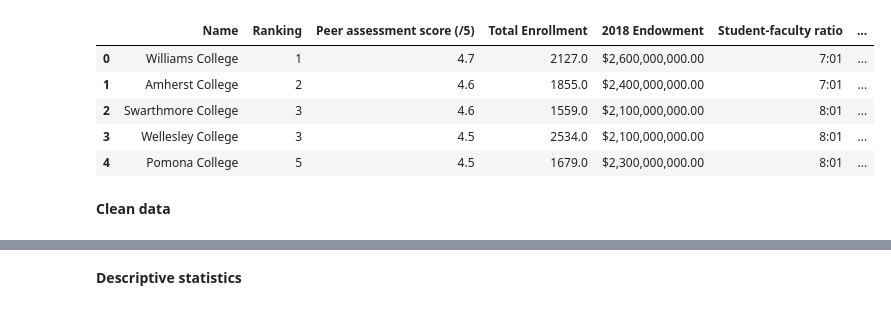
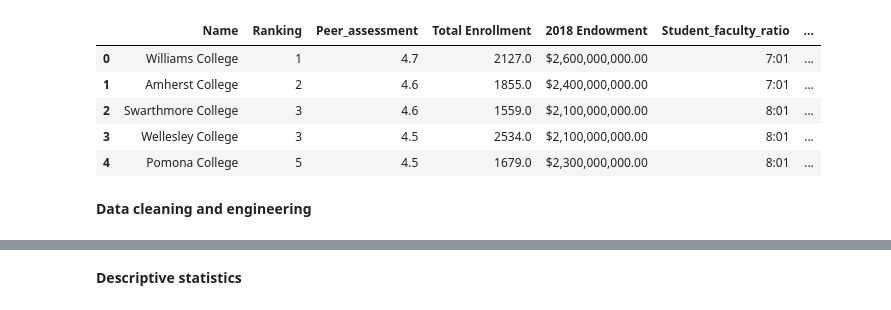
Before and after one commit to panda1835/building_LAC_2, a Jupyter notebook: USnews Regression.ipynb, the cells around one changed output, grey strips where cells are left out. Cells and saved outputs as stored; diff of their text form; code cells hidden in the pictures.

```diff
--- a/USnews Regression.ipynb
+++ b/USnews Regression.ipynb
@@ -19,14 +30,14 @@ Filter the columns of interest + drop N/A rows:
 # %%
-usnews = dataset[['Name', 'Ranking', 'Peer assessment score (/5)', 'Total Enrollment', '2018 Endowment','Student-faculty ratio','Registered clubs and organizations','Number of sports','First-year student in top 10 percent of high school class']]
+usnews = dataset[['Name', 'Ranking', 'Peer_assessment', 'Total Enrollment', '2018 Endowment','Student_faculty_ratio','Registered clubs and organizations','Number of sports','First_year_top_ten']]
 usnews = usnews.dropna()
 usnews.head()
 # %% [output]
-|  | Name | Ranking | Peer assessment score (/5) | Total Enrollment | 2018 Endowment | Student-faculty ratio | ... |
+|  | Name | Ranking | Peer_assessment | Total Enrollment | 2018 Endowment | Student_faculty_ratio | ... |
 | 0 | Williams College | 1 | 4.7 | 2127.0 | $2,600,000,000.00 | 7:01 | ... |
 | 1 | Amherst College | 2 | 4.6 | 1855.0 | $2,400,000,000.00 | 7:01 | ... |
 | 2 | Swarthmore College | 3 | 4.6 | 1559.0 | $2,100,000,000.00 | 8:01 | ... |
 | 3 | Wellesley College | 3 | 4.5 | 2534.0 | $2,100,000,000.00 | 8:01 | ... |
 | 4 | Pomona College | 5 | 4.5 | 1679.0 | $2,300,000,000.00 | 8:01 | ... |
-# %% [markdown]
-**Clean data**
+# %% [markdown]
+**Data cleaning and engineering**
 # %%
```
Also changed, not shown: parts of 16 cells of this notebook, 1 other file.
